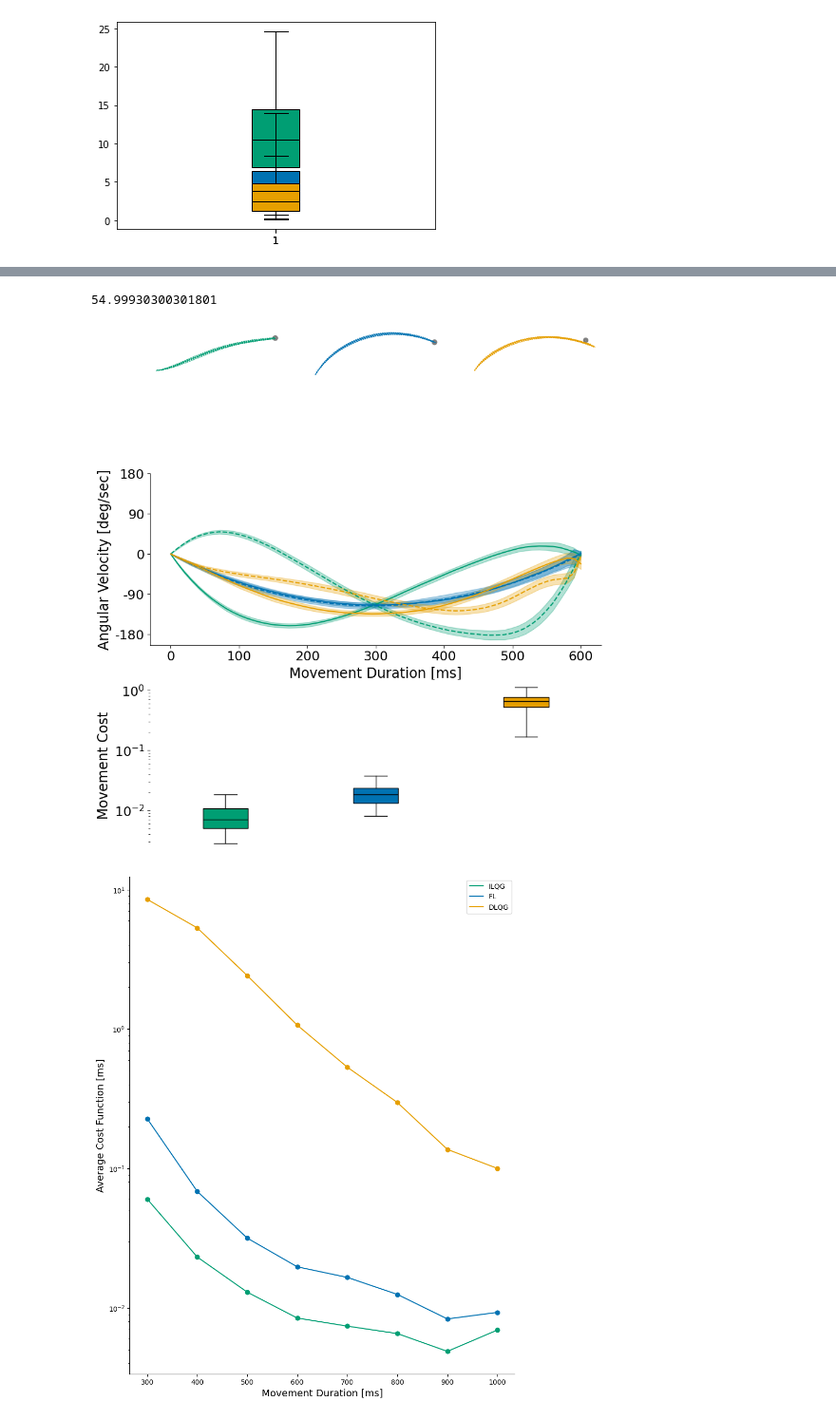
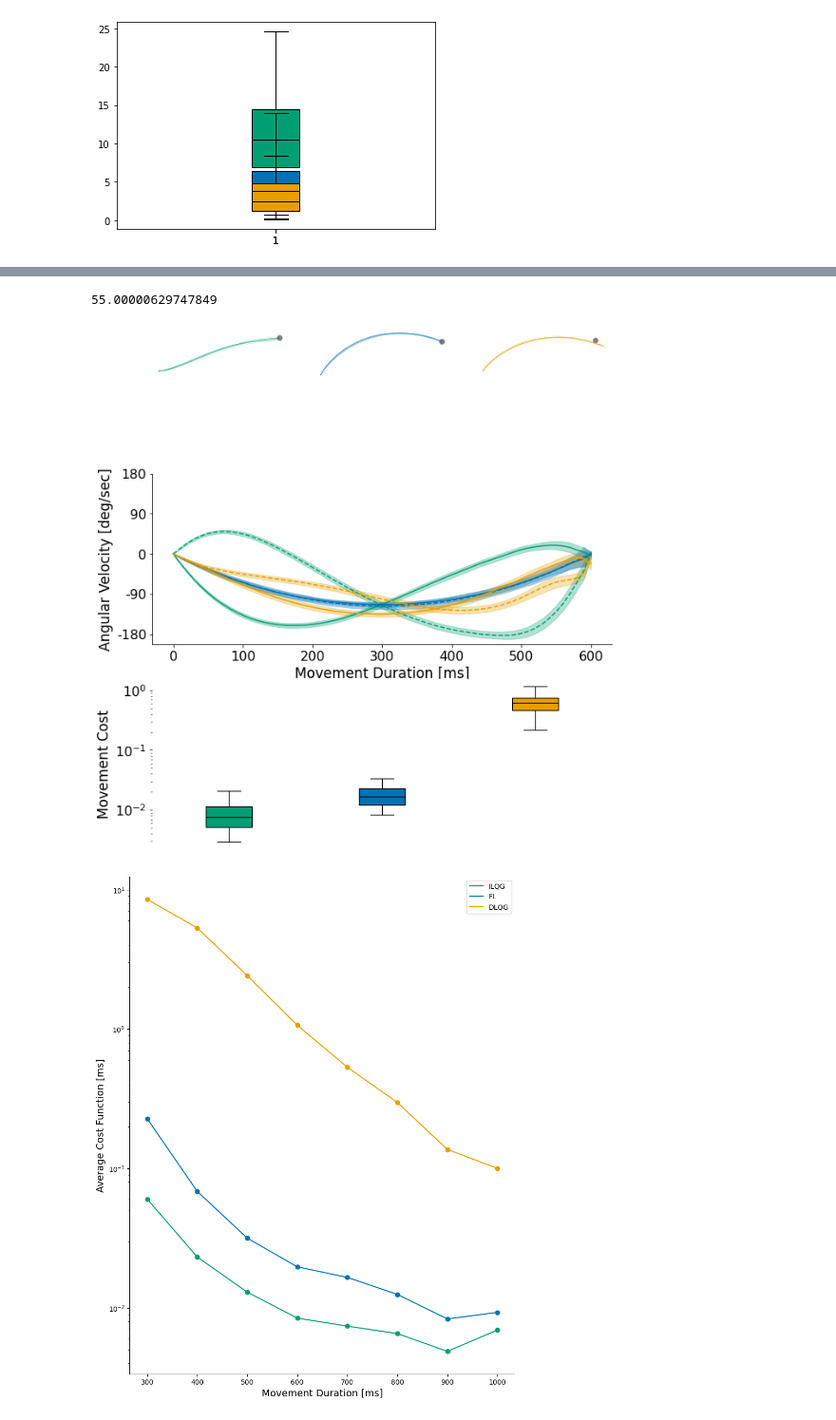
Before and after one commit to AlexandreThy/PhD, a Jupyter notebook: CurrentParts/PaperPlot.ipynb, the cells around one changed output, grey strips where cells are left out. Shown at 95% size. Cells and saved outputs as stored; diff of their text form; code cells hidden in the pictures.

```diff
--- a/CurrentParts/PaperPlot.ipynb
+++ b/CurrentParts/PaperPlot.ipynb
@@ -15,7 +15,7 @@ st = [XST,YST]
 MovementTime = .4
 NumIteration = 40
 Time = np.linspace(0,MovementTime*1000,NumIteration)
-
+MN = 1e-3
 plt.figure(figsize = (8,8))
 NUM_SIM = 30
 trajectories = np.zeros((NUM_SIM,8,NumIteration,2))
@@ -23,7 +23,7 @@ trajectories = np.zeros((NUM_SIM,8,NumIteration,2))
 for num_sim in range(NUM_SIM):
     for iter,angles in enumerate(np.linspace(0,2*pi,9)[:-1]) :
         tg = [XST+cos(angles)*15,YST+sin(angles)*15]
-        xILQG,yILQG,zilqg,uILQG=ILQG(MovementTime,100,.05,.1,tg,st,NumIteration,delay = 0.06,Noise=True)
+        xILQG,yILQG,zilqg,uILQG=ILQG(MovementTime,100,.05,.1,tg,st,NumIteration,delay = 0.06,Noise=True,motornoise_variance=MN)
         trajectories[num_sim,iter] = np.array([xILQG,yILQG]).T
 
         if num_sim <= 15 : plt.plot(xILQG,yILQG,color = "#009E73",linewidth = 1,label = "ILQG")
@@ -1458,10 +1528,10 @@ plt.show()
 # %%
 st = ToCartesian(np.array([75,75]) * pi / 180)
-tg = ToCartesian(np.array([-21.73, 110]) * pi / 180)
+tg = ToCartesian(np.array([-10, 97.0385]) * pi / 180)
 
 print(np.sqrt((st[1]-tg[1])**2+(st[0]-tg[0])**2))
 # %% [output]
-54.99930300301801
+55.00000629747849
 # %%
 import sys
 sys.path.append('..')
@@ -1502,10 +1572,10 @@ for i in range(NUM_SIM):
     xILQG,yILQG,zilqg,uILQG=ILQG(MovementTime,WP,WV,WR,tg,st,NumIteration,delay = 0.06,Noise=True,print_iterations=False,FF =  False,motornoise_variance=MV)
     xFL,yFL,xfl,uFL = FL_6muscles(Duration=MovementTime,w1=WP,w2=WP,w3=WV,w4=WV,r=1e-8,Num_iter=NumIteration,starting_point=st,targets=tg,Delay = 0.06,Activate_Noise=True,FF = False,motornoise_variance=MV)
     xLQG,yLQG,uDLQG,z=DLQG_6Muscles(w1 = WP,w2 = WP,w3 = WV,w4 = WV, Duration=MovementTime,r1 = WR,Num_iter=NumIteration,starting_point=st,targets=tg,plot = False,Delay = 0.06,Activate_Noise=True,FF = False,motornoise_variance=MV)
-    if i <= 15:
-        ax1.plot(xILQG,yILQG, color=colors[0], linewidth=.5,linestyle = "--")
-        ax2.plot(xFL,yFL, color=colors[1], linewidth=.5,linestyle = "--")
-        ax3.plot(xLQG,yLQG, color=colors[2], linewidth=.5,linestyle = "--")
+    if i <= 10:
+        ax1.plot(xILQG,yILQG, color=colors[0], linewidth=.2,linestyle = "--")
+        ax2.plot(xFL,yFL, color=colors[1], linewidth=.2,linestyle = "--")
+        ax3.plot(xLQG,yLQG, color=colors[2], linewidth=.2,linestyle = "--")
     Velocities[i,0] = zilqg[:,2:4].T
     Velocities[i,1] = xfl[:,2:4].T
     Velocities[i,2] = z.T[:,2:4].T
@@ -1544,34 +1614,34 @@ box = ax5.boxplot(Cost_value, patch_artist=True,
     whiskerprops=dict(color='black'),
     capprops=dict(color='black'),showfliers=False)
 
 for patch, color in zip(box['boxes'], colors):
     patch.set_facecolor(color)
 
 
 for ax in [ax1,ax2,ax3]:
     ax.set_aspect("equal")
     ax.set_yticks([])
     ax.set_xticks([])
     delete_axis(ax)
     circle = plt.Circle((tg[0],tg[1]), .7, edgecolor='grey', facecolor='white', linewidth=3)
     ax.add_patch(circle)
 ax5.set_xticks([])
 
 delete_axis(ax5)
     #ax[1,i].set_xticklabels([legend[i]],fontsize = 15)
 
 
 ax5.tick_params(axis='y', labelsize=16)
 ax5.set_ylabel("Movement Cost",fontsize = 17)
 
 # Add square to plot
 
 
     #ax[0,i].scatter(tg[0],tg[1],marker = "s",s = 500,color = "grey")
 plt.savefig("Long.svg",dpi = 300)
 plt.show()
 # %% [output]
-[figure, old version]
+[figure, new version]
 # %%
 import sys
 sys.path.append('..')
```
Also changed, not shown: parts of 2 cells of this notebook.
